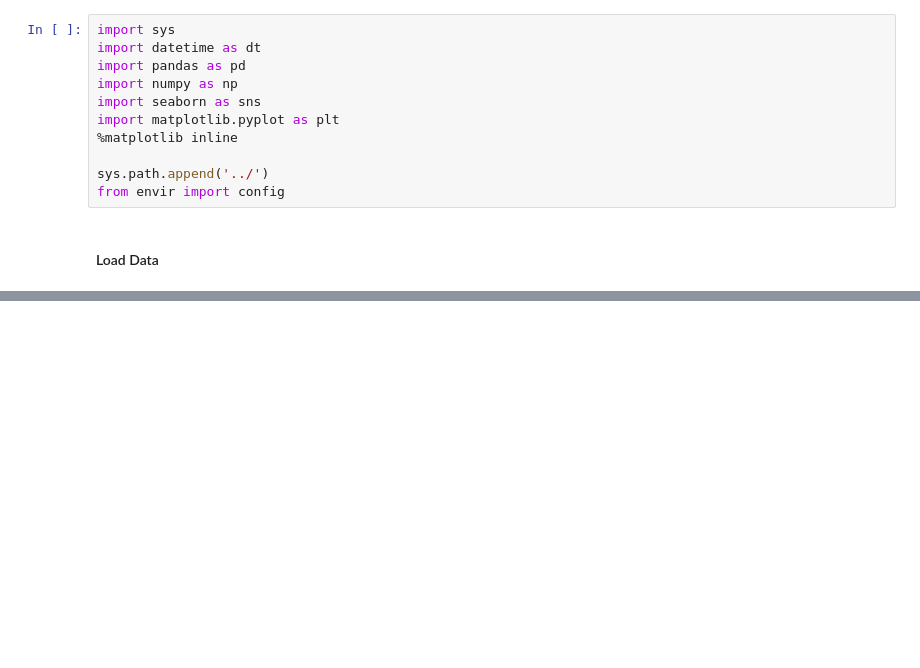
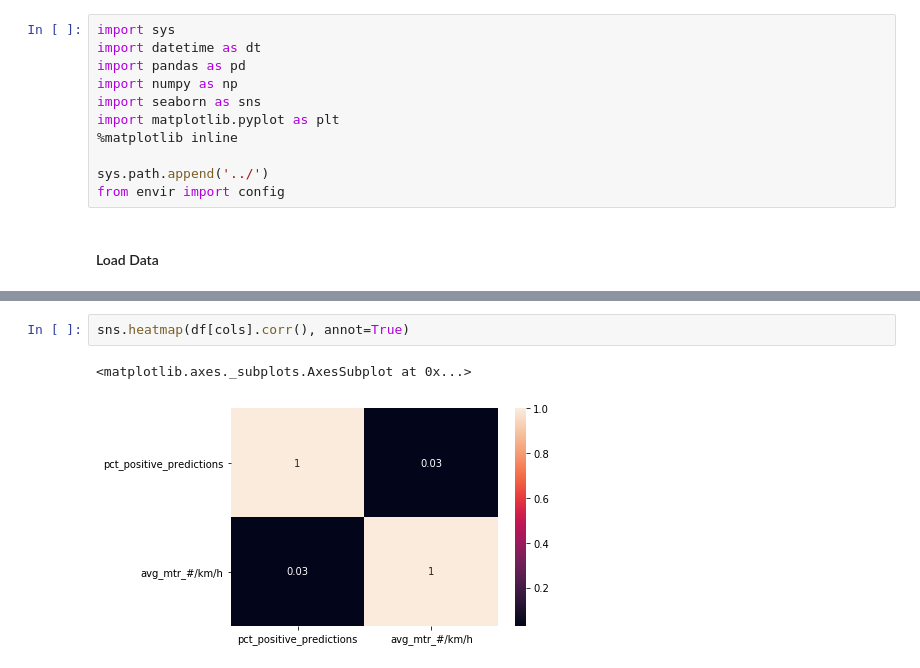
Before and after one commit to meiguan/urban_birds, a Jupyter notebook: model/relationship_nexrad_vs_yamnet_bird_predictions.ipynb, the cells around one changed output, grey strips where cells are left out. Saved outputs shown, nothing was run; the diff lists cells and outputs as text; blank space fills up the shorter version.

```diff
--- a/model/relationship_nexrad_vs_yamnet_bird_predictions.ipynb
+++ b/model/relationship_nexrad_vs_yamnet_bird_predictions.ipynb
@@ -254,0 +140,5 @@ for sensor in nexradYamnetDict.keys():
+# %%
+sns.heatmap(df[cols].corr(), annot=True)
+# %% [output]
+<matplotlib.axes._subplots.AxesSubplot at 0x...>
+[figure, added]
```
Also changed, not shown: parts of 44 cells of this notebook, 8 other files.
